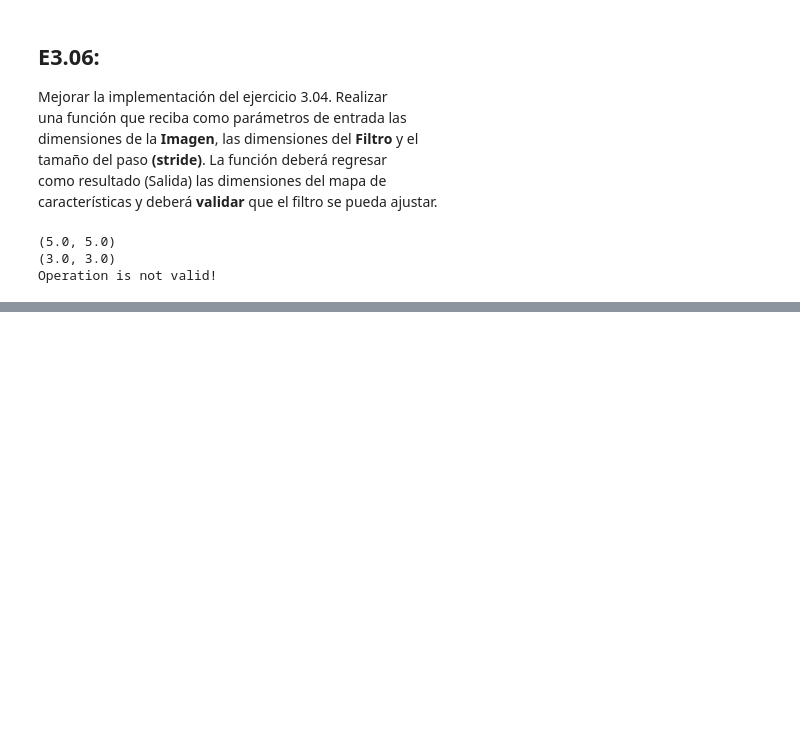
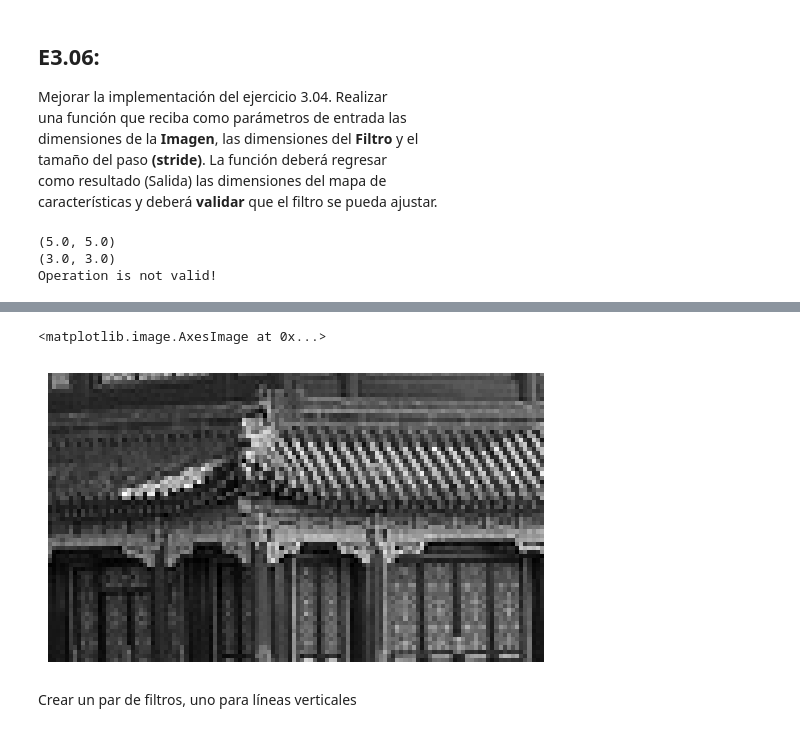
Before and after one commit to Daniels1610/DL008-Dagraz, a Jupyter notebook: E03.ipynb, the cells around one changed output, grey strips where cells are left out. Drawn from its saved outputs; the diff is of its cells as text; code cells hidden in the pictures; blank space fills up the shorter version.

Commit message:
Add E3.10 applying vertical and horizonta filters

```diff
--- a/E03.ipynb
+++ b/E03.ipynb
@@ -75,0 +108,8 @@ Operation is not valid!
+# %%
+fig, ax = plt.subplots(); ax.axis("off")
+ax.imshow(image_grayscale, cmap='gray')
+# %% [output]
+<matplotlib.image.AxesImage at 0x...>
+[figure, added]
+# %% [markdown]
+Crear un par de filtros, uno para líneas verticales
```
Also changed, not shown: parts of 16 cells of this notebook.
